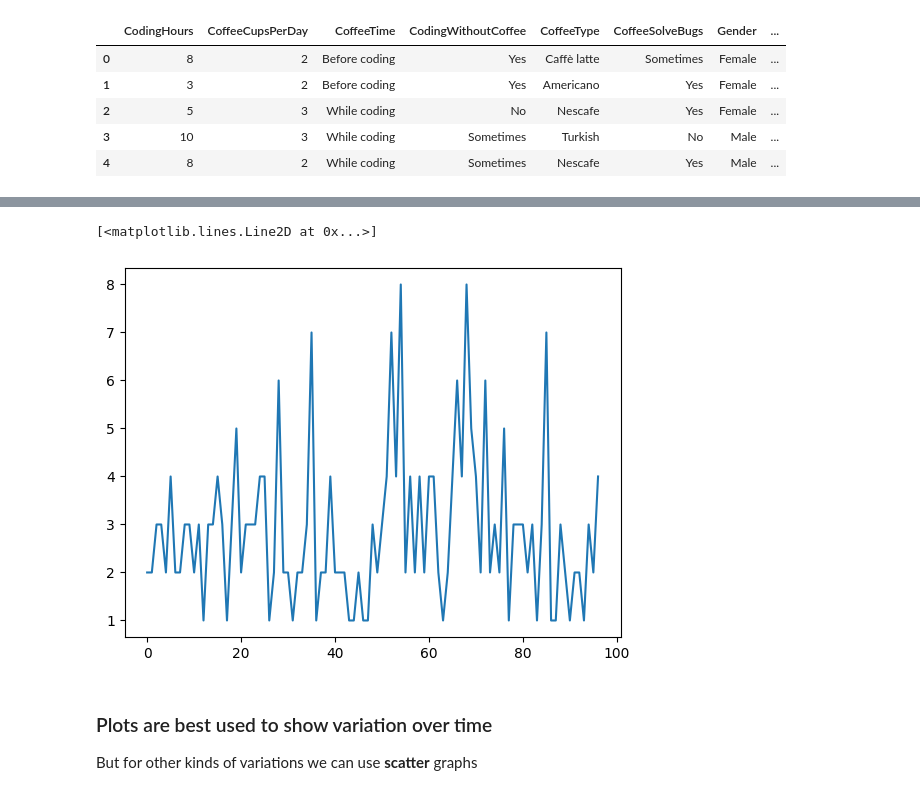
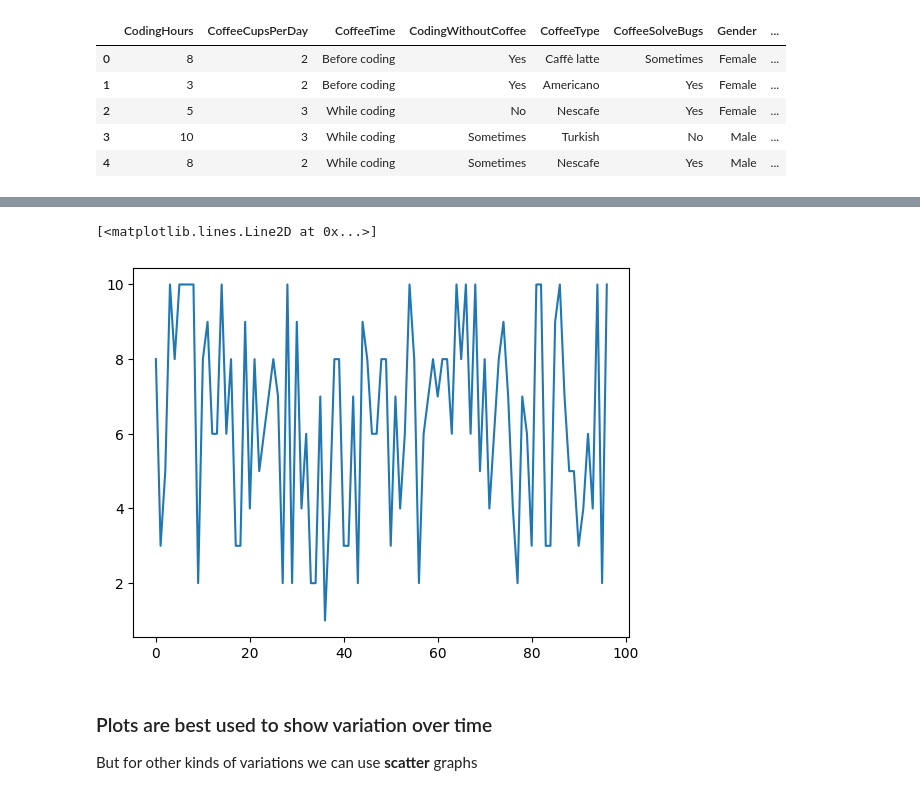
Before and after one commit to danila-zol/Introduction_to_Python_SAS, a Jupyter notebook: Code_Examples/Lecture6/matplotlib_basics.ipynb, the cells around one changed output, grey strips where cells are left out. Drawn from its saved outputs; the diff is of its cells as text; code cells hidden in the pictures.

```diff
--- a/Code_Examples/Lecture6/matplotlib_basics.ipynb
+++ b/Code_Examples/Lecture6/matplotlib_basics.ipynb
@@ -33,9 +23,10 @@ data_sales.head()
 # %%
 fig, ax = plt.subplots()
-ax.plot(data_code["CoffeeCupsPerDay"])
+ax.plot(data_code["CodingHours"])
+# fig.show()       # Redundant in Jupyter Notebooks, but may be required in scripts to show the plot
 # %% [output]
 [<matplotlib.lines.Line2D at 0x...>]
-[figure, old version]
+[figure, new version]
 # %% [markdown]
 ### Plots are best used to show variation over time
 
```
Also changed, not shown: parts of 20 cells of this notebook.
